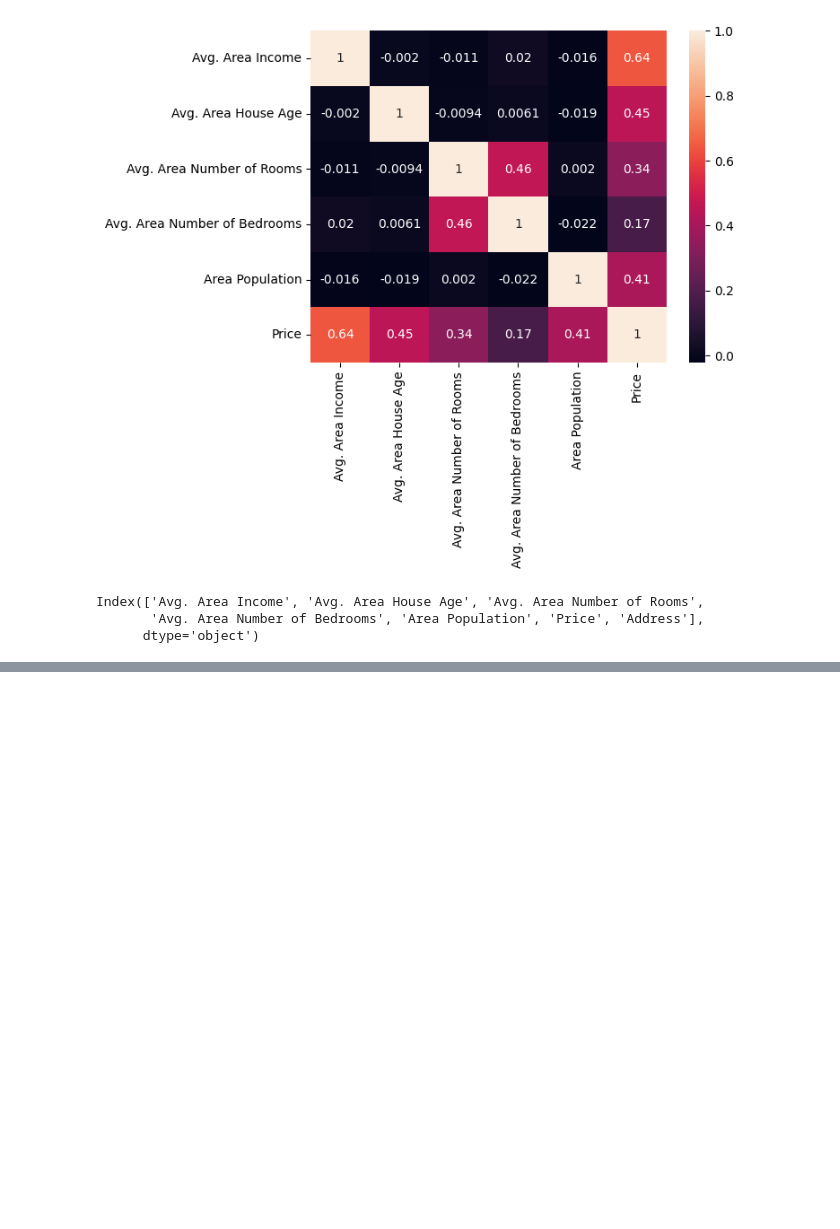
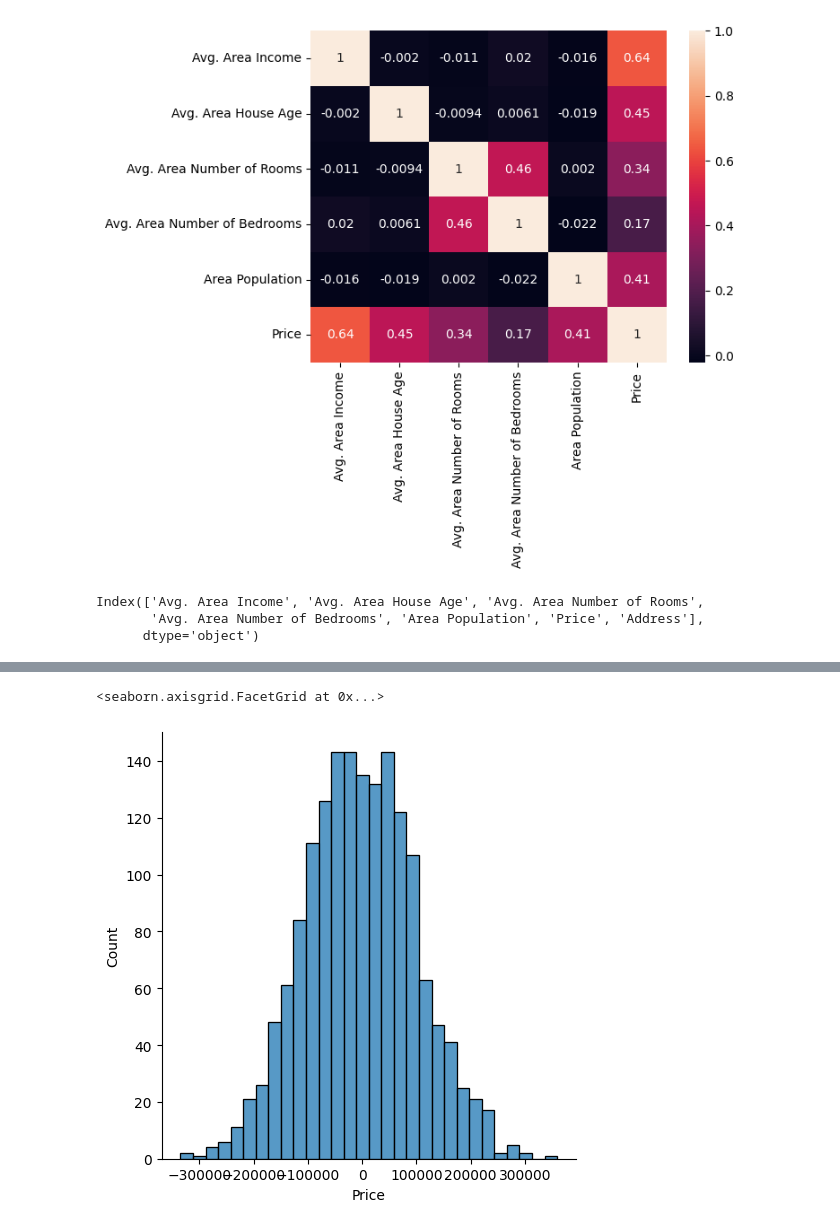
Before and after one commit to MUHAMMEDQULIYEV/Machine_Learning, a Jupyter notebook: LearnLinearRegression/learn1.ipynb, the cells around one changed output, grey strips where cells are left out. Saved outputs shown, nothing was run; the diff lists cells and outputs as text; code cells hidden in the pictures; blank space fills up the shorter version.

```diff
--- a/LearnLinearRegression/learn1.ipynb
+++ b/LearnLinearRegression/learn1.ipynb
@@ -101,0 +221,5 @@ y=house['Price']
+# %%
+sns.displot((y_test-predictions))
+# %% [output]
+<seaborn.axisgrid.FacetGrid at 0x...>
+[figure, added]
```
Also changed, not shown: parts of 27 cells of this notebook, 3 other files.
